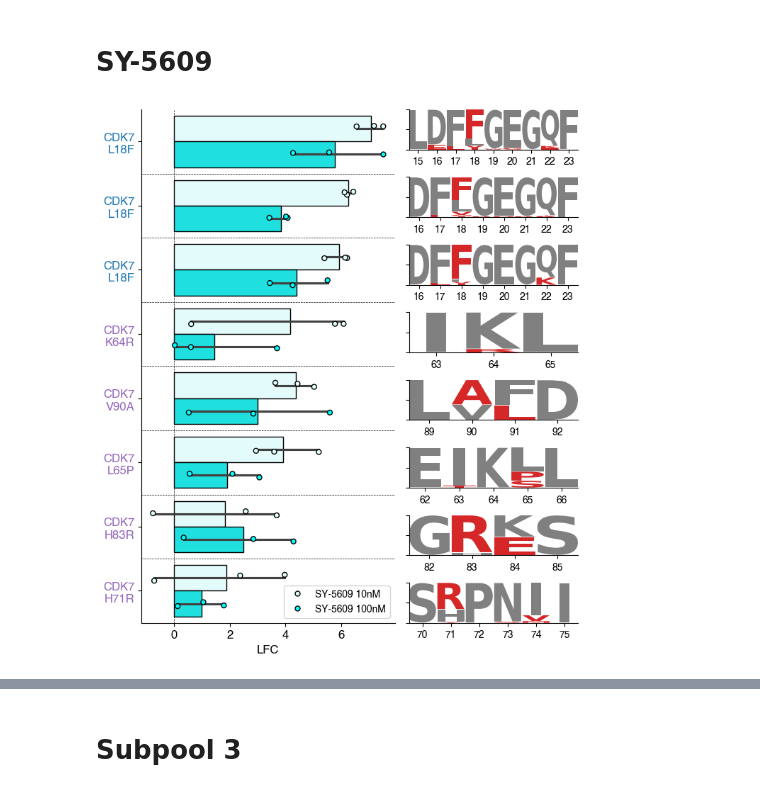
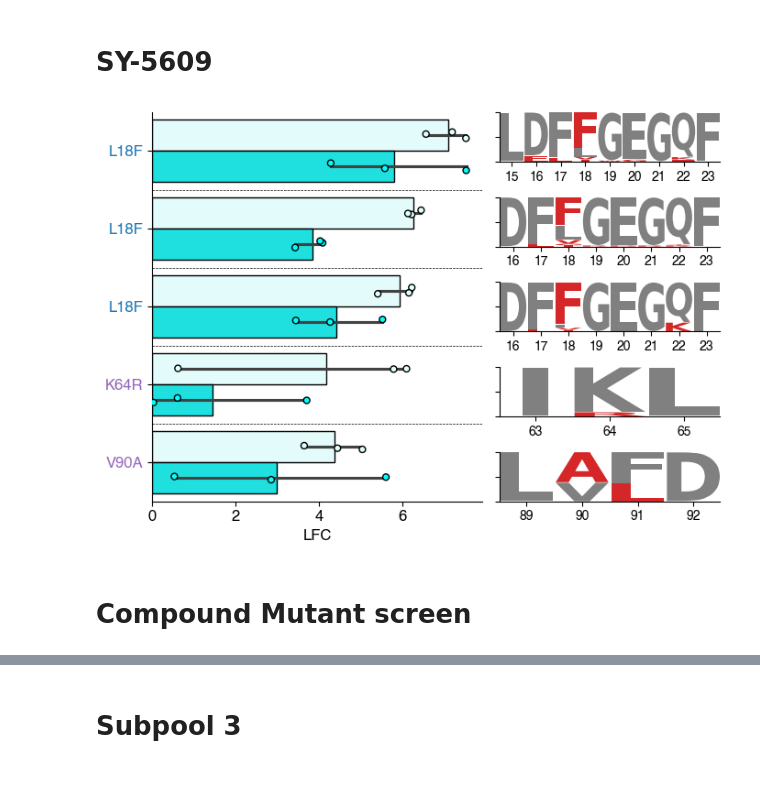
Before and after one commit to samgould2/CDK-BE-mutagenesis, a Jupyter notebook: notebooks/09_analysis_and_viz/logo_plots.ipynb, the cells around one changed output, grey strips where cells are left out. Drawn from its saved outputs; the diff is of its cells as text; code cells hidden in the pictures.

```diff
--- a/notebooks/09_analysis_and_viz/logo_plots.ipynb
+++ b/notebooks/09_analysis_and_viz/logo_plots.ipynb
@@ -706,0 +859,11 @@ data = pd.concat((data_ABE, data_CBE))
+# %%
+FDR_cutoff = .1
+subset = data[((data['FDR_BSJ-4-116']<FDR_cutoff) & (data['LFC_median_BSJ-4-116']>0))|((data['FDR_HQ461']<FDR_cutoff) & (data['LFC_median_HQ461']>0))|((data['FDR_CDK12-IN-2']<FDR_cutoff) & (data['LFC_median_CDK12-IN-2']>0))]
+gene = 'CDK12'
+c12_v2 = cc(subset)
+print('\n')
+
+FDR_cutoff = .1
+subset = data[((data['FDR_BSJ-4-116']<FDR_cutoff) & (data['LFC_median_BSJ-4-116']>0))|((data['FDR_HQ461']<FDR_cutoff) & (data['LFC_median_HQ461']>0))|((data['FDR_CDK12-IN-2']<FDR_cutoff) & (data['LFC_median_CDK12-IN-2']>0))]
+gene = 'CDK13'
+c13_v2 = cc(subset)
@@ -1044,7 +1618,7 @@ plot_df = pd.DataFrame(dict(zip(['gRNA_id', 'gRNA_id2', 'Replicate', 'LFC', 'Con
 from matplotlib import gridspec
 
 
-fig = plt.figure(figsize=(7, 10))
+fig = plt.figure(figsize=(7, 8))
 
 num_to_plot = 10
 gs = gridspec.GridSpec(num_to_plot, 2, width_ratios=[1.5, 1])
@@ -1101,7 +1675,8 @@ for i, val in enumerate(guides):
 
         g = merge.loc[merge['gRNA_id']==gRNA_id, 'Gene'].values[0]
         hg = list(subset2['HGVSp'])[0]
-        top_hg.append(f'{g}\n{hg}')
+        #top_hg.append(f'{g}\n{hg}')
+        top_hg.append(f'{hg}')
 
 
     elif editors[i]=='CBE':
@@ -1139,7 +1714,8 @@ for i, val in enumerate(guides):
 
         g = merge.loc[merge['gRNA_id']==gRNA_id, 'Gene'].values[0]
         hg = list(subset2['HGVSp'])[0]
-        top_hg.append(f'{g}\n{hg}')
+        #top_hg.append(f'{g}\n{hg}')
+        top_hg.append(f'{hg}')
 
 
 
@@ -1159,9 +1735,10 @@ for i in range(num_to_plot-1):
     ax0.axhline(i+0.5, linestyle='dashed', color='black', linewidth=0.5)
 
 
-ax0.legend(loc='lower right', fontsize=8)
+#ax0.legend(loc='lower right', fontsize=8)
+#ax0.get_legend().remove()
 ax0.axvline(0, linestyle='dashed', color='black', linewidth=0.5)
 ax0.spines[['right', 'top']].set_visible(False)
 fig.tight_layout()
-#fig.savefig('../../figures/cdk9_top_vars_v2.pdf', transparent=True)
+fig.savefig('../../figures/cdk9_top_vars_v3.pdf', transparent=True)
 # %% [output]
@@ -1258,9 +1835,9 @@ plot_df = pd.DataFrame(dict(zip(['gRNA_id', 'gRNA_id2', 'Replicate', 'LFC', 'Con
 from matplotlib import gridspec
 
 
-fig = plt.figure(figsize=(7, 8))
+fig = plt.figure(figsize=(7, 5))
 
-num_to_plot = 8
+num_to_plot = 5
 gs = gridspec.GridSpec(num_to_plot, 2, width_ratios=[1.5, 1])
 
 guides = list(subset[:num_to_plot]['gRNA_id2'])
@@ -1315,7 +1892,8 @@ for i, val in enumerate(guides):
 
         g = merge.loc[merge['gRNA_id']==gRNA_id, 'Gene'].values[0]
         hg = list(subset2['HGVSp'])[0]
-        top_hg.append(f'{g}\n{hg}')
+        #top_hg.append(f'{g}\n{hg}')
+        top_hg.append(f'{hg}')
 
 
     elif editors[i]=='CBE':
@@ -1349,34 +1927,38 @@ for i, val in enumerate(guides):
         ss_logo.style_spines(spines=['right', 'top'], visible=False)
 
         subset2 = CBE1[(CBE1['gRNA_id']==gRNA_id) & (CBE1['HGVSp']!='WT') & (CBE1['%Reads']>=min_perc)]
 
 
         g = merge.loc[merge['gRNA_id']==gRNA_id, 'Gene'].values[0]
         hg = list(subset2['HGVSp'])[0]
-        top_hg.append(f'{g}\n{hg}')
+        #top_hg.append(f'{g}\n{hg}')
+        top_hg.append(f'{hg}')
 
 
 
 ax0.set_yticklabels(top_hg)
 
 for i, tick_label in enumerate(ax0.axes.get_yticklabels()):
     if editors[i]=='ABE':
         tick_label.set_color("tab:purple")
     if editors[i]=='CBE':
         tick_label.set_color("tab:blue")
 
 ax0.tick_params(axis='both', which='major', labelsize=12)
 ax0.set_ylabel('')
 ax0.set_xlabel('LFC', fontsize=12)
 
 for i in range(num_to_plot-1):
     ax0.axhline(i+0.5, linestyle='dashed', color='black', linewidth=0.5)
 
 
-ax0.legend(loc='lower right', fontsize=10)
+#ax0.legend(loc='lower right', fontsize=10)
+ax0.get_legend().remove()
 ax0.axvline(0, linestyle='dashed', color='black', linewidth=0.5)
 ax0.spines[['right', 'top']].set_visible(False)
 fig.tight_layout()
-#fig.savefig('../../figures/CDK7_top_vars.pdf', transparent=True)
+#fig.savefig('../../figures/CDK7_top_vars_v2.pdf', transparent=True)
 # %% [output]
-[figure, old version]
+[figure, new version]
+# %% [markdown]
+# Compound Mutant screen
```
Also changed, not shown: parts of 28 cells of this notebook, 46 other files.
